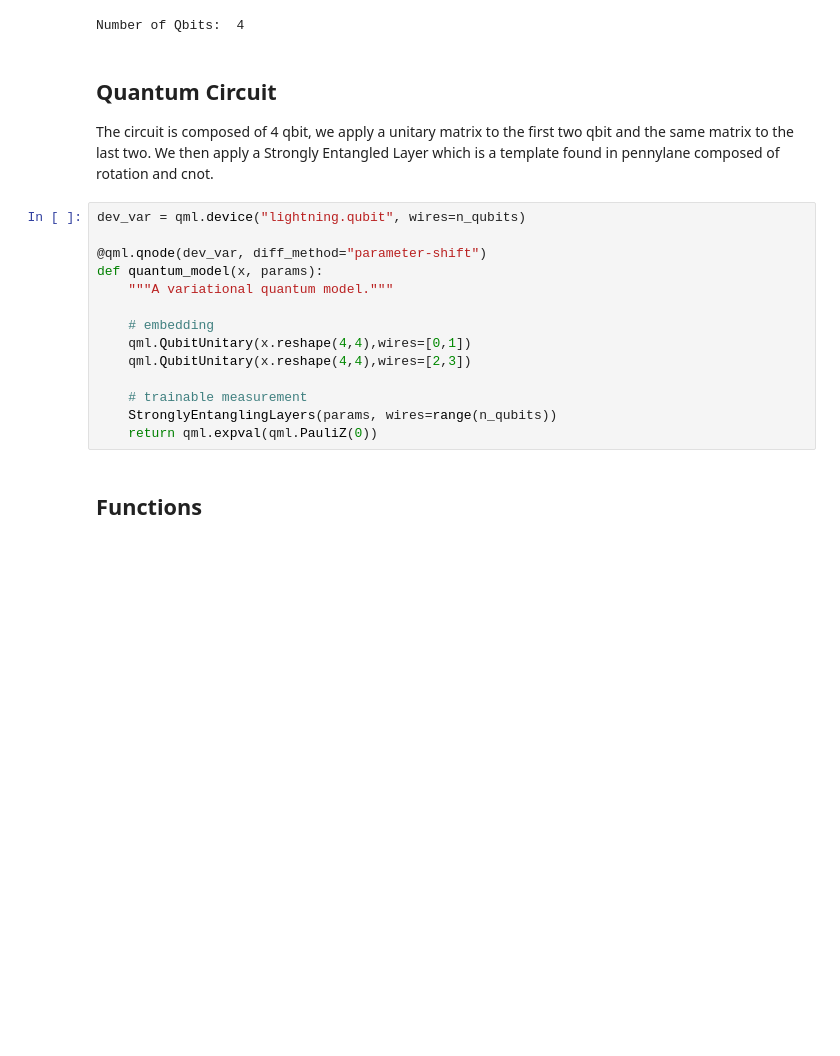
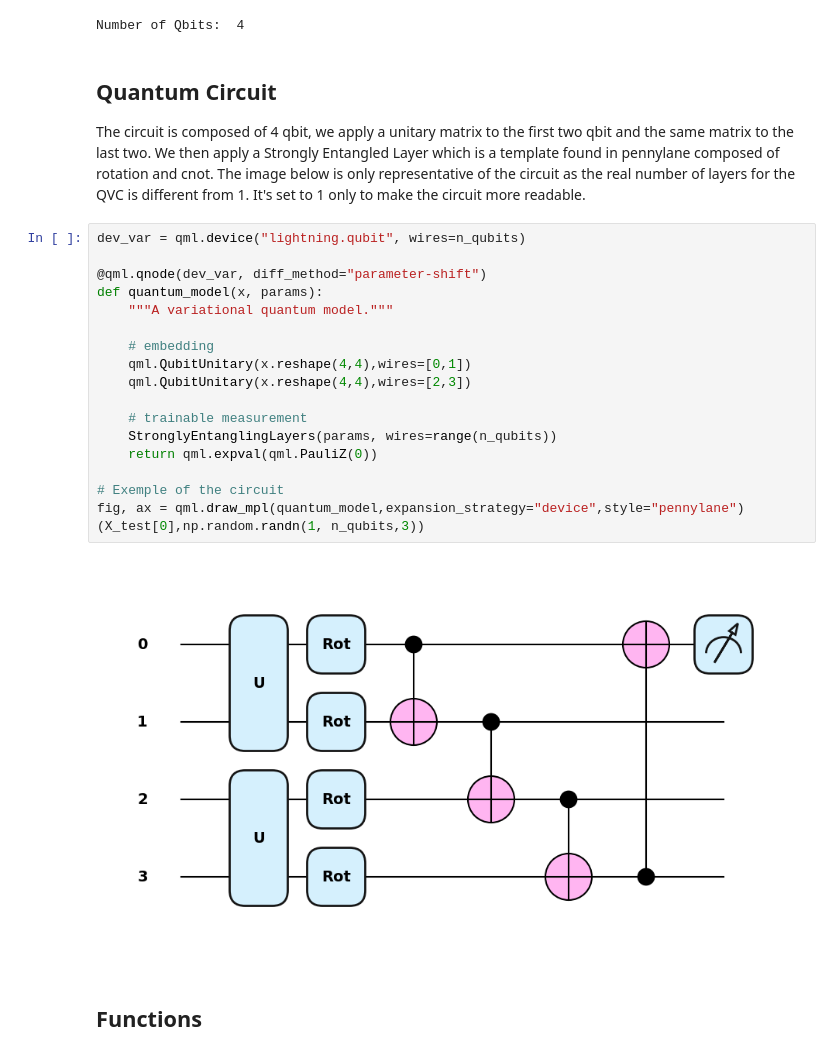
Before and after one commit to Brusa99/EntanglementDetectionQML, a Jupyter notebook: qvc/qvc_haar_stat.ipynb, the cells around one changed output. Saved outputs shown, nothing was run; the diff lists cells and outputs as text; blank space fills up the shorter version.

```diff
--- a/qvc/qvc_haar_stat.ipynb
+++ b/qvc/qvc_haar_stat.ipynb
@@ -54,20 +54,26 @@ Number of Qbits:  4
 ## Quantum Circuit
 
 The circuit is composed of 4 qbit, we apply a unitary matrix to the first two qbit and the same matrix to the last two. We then apply a Strongly Entangled Layer which is a template found in pennylane composed of rotation and cnot.
+The image below is only representative of the circuit as the real number of layers for the QVC is different from 1. It's set to 1 only to make the circuit more readable.
 # %%
 dev_var = qml.device("lightning.qubit", wires=n_qubits)
 
 @qml.qnode(dev_var, diff_method="parameter-shift")
 def quantum_model(x, params):
     """A variational quantum model."""
 
     # embedding
     qml.QubitUnitary(x.reshape(4,4),wires=[0,1])
     qml.QubitUnitary(x.reshape(4,4),wires=[2,3])
 
     # trainable measurement
     StronglyEntanglingLayers(params, wires=range(n_qubits))
     return qml.expval(qml.PauliZ(0))
+
+# Exemple of the circuit
+fig, ax = qml.draw_mpl(quantum_model,expansion_strategy="device",style="pennylane")(X_test[0],np.random.randn(1, n_qubits,3))
+# %% [output]
+[figure, added]
 # %% [markdown]
 ## Functions
 # %%
```
Also changed, not shown: parts of 3 cells of this notebook, 3 other files.
